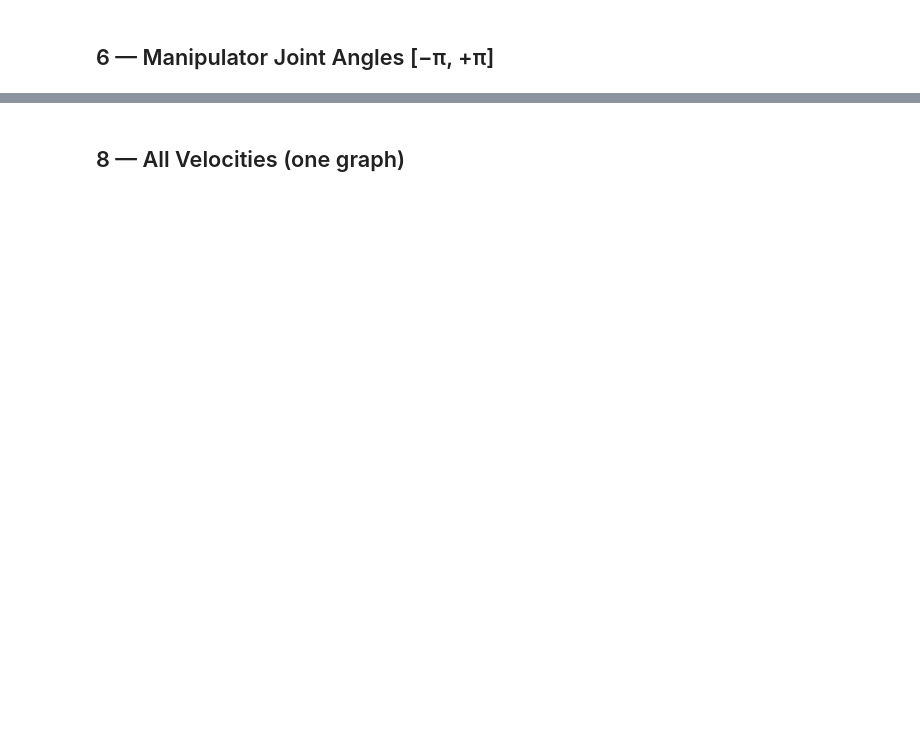
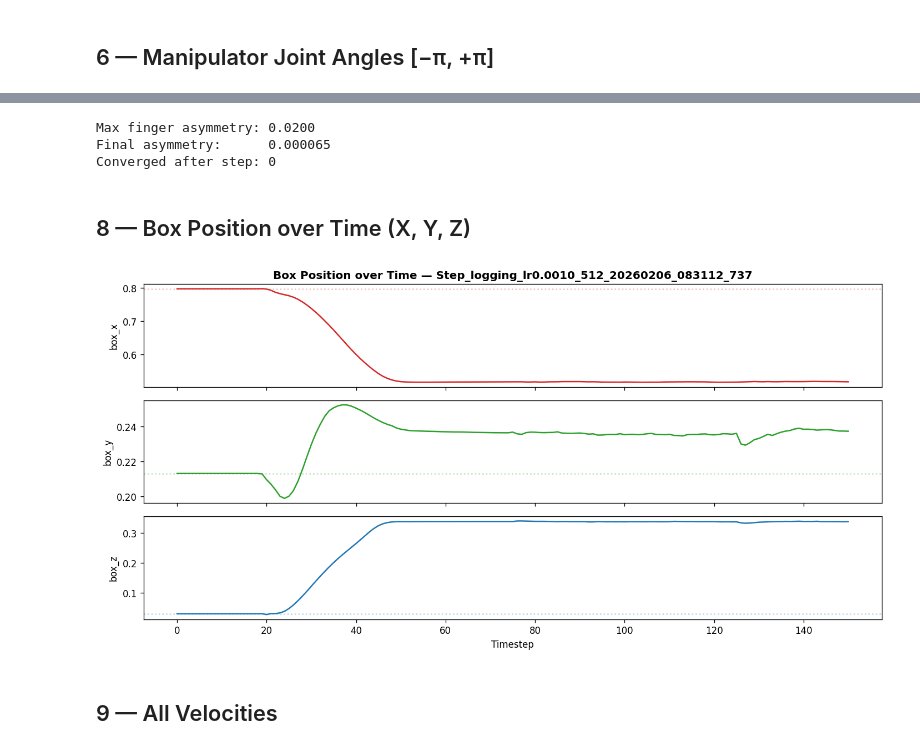
Before and after one commit to weissma6/my_mujoco_playground, a Jupyter notebook: evaluation/Rollout_Viz.ipynb, the cells around one changed output, grey strips where cells are left out. Saved outputs shown, nothing was run; the diff lists cells and outputs as text; code cells hidden in the pictures; blank space fills up the shorter version.

```diff
--- a/evaluation/Rollout_Viz.ipynb
+++ b/evaluation/Rollout_Viz.ipynb
@@ -162,5 +404,39 @@ else:
+# %%
+# Finger symmetry check
+diff = df[finger_qpos_cols[0]].values - df[finger_qpos_cols[1]].values
+print(f'Max finger asymmetry: {np.abs(diff).max():.4f}')
+print(f'Final asymmetry:      {np.abs(diff[-1]):.6f}')
+print(f'Converged after step: {np.argmax(np.abs(diff) < 0.001)}')
+# %% [output]
+Max finger asymmetry: 0.0200
+Final asymmetry:      0.000065
+Converged after step: 0
+# %% [markdown]
+## 8 — Box Position over Time (X, Y, Z)
+# %%
+if box_pos_cols and len(box_pos_cols) >= 3:
+    t = df['timestep'].values
+    bx, by, bz = box_pos_cols[0], box_pos_cols[1], box_pos_cols[2]
+    labels = ['box_x', 'box_y', 'box_z']
+
+    fig, axes = plt.subplots(3, 1, figsize=(12, 6), sharex=True)
+    for ax, col, lbl, c in zip(axes, [bx, by, bz], labels,
+                                ['tab:red', 'tab:green', 'tab:blue']):
+        ax.plot(t, df[col].values, lw=1.5, color=c)
+        ax.set_ylabel(lbl)
+        ax.axhline(df[col].iloc[0], color=c, ls=':', alpha=0.3)
+
+    axes[-1].set_xlabel('Timestep')
+    axes[0].set_title(f'Box Position over Time — {run.name}', fontweight='bold')
+    plt.tight_layout()
+    plt.savefig('box_position_xyz.png', dpi=300, bbox_inches='tight')
+    plt.show()
+else:
+    print('No box position columns found.')
+# %% [output]
+[figure, added]
 # %% [markdown]
-## 8 — All Velocities (one graph)
+## 9 — All Velocities
 # %%
 if vel_cols:
     t = df['timestep'].values
```
Also changed, not shown: parts of 19 cells of this notebook, 9 other files.
